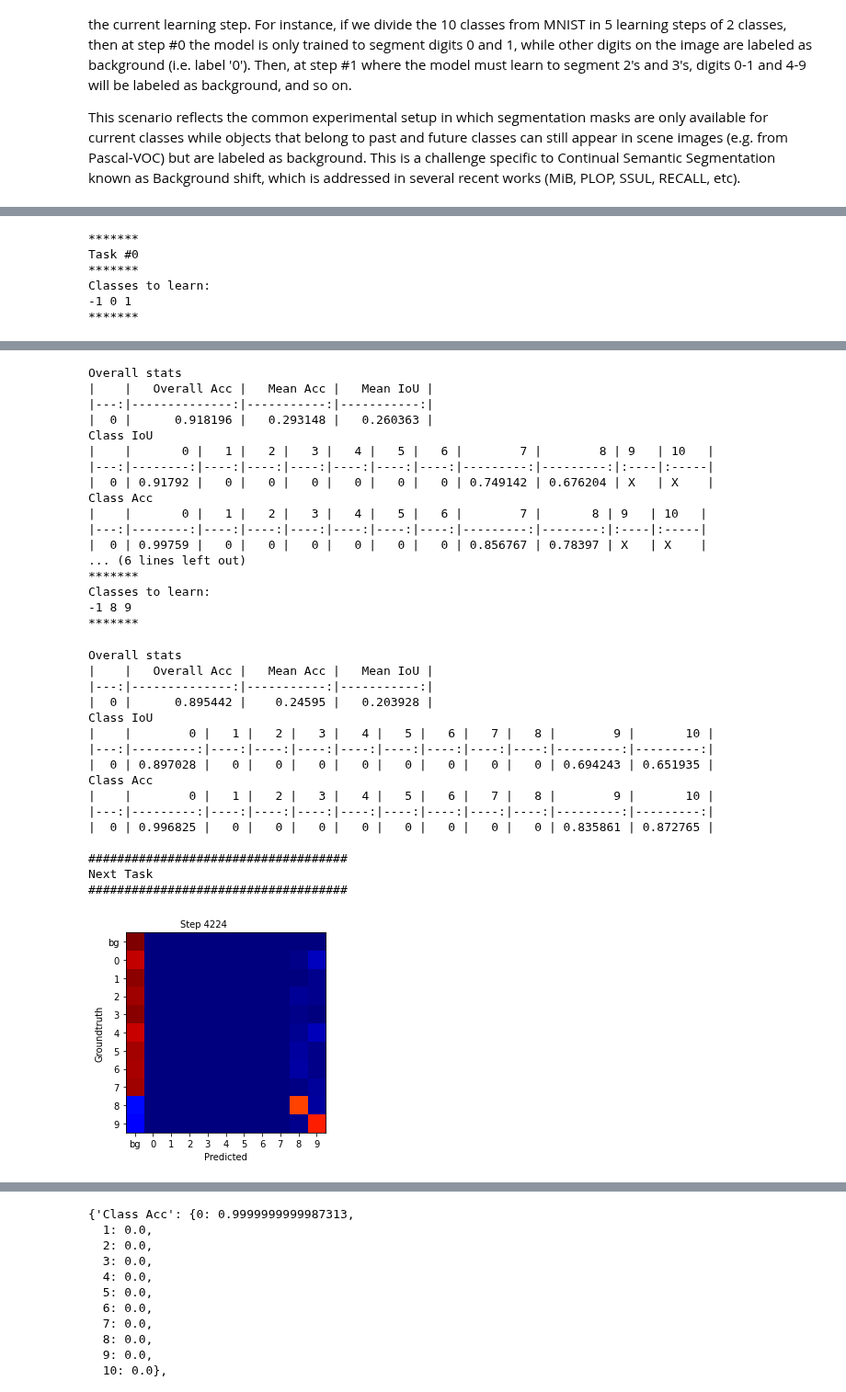
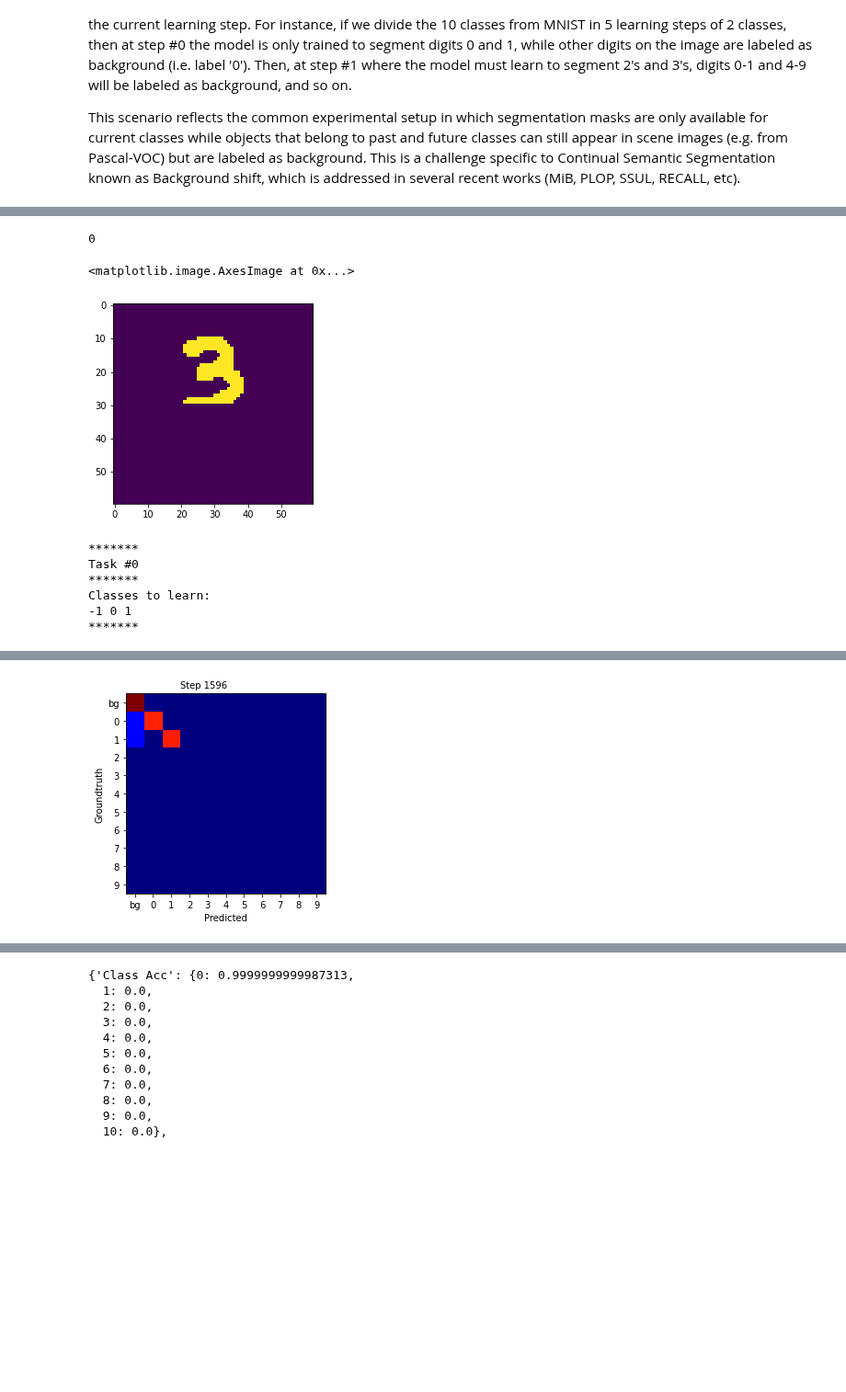
Before and after one commit to mapaf2/mnist-continual-seg, a Jupyter notebook: continual_segmentation_mnist.ipynb, the cells around one changed output, grey strips where cells are left out. Shown at 92% size. Cells and saved outputs as stored; diff of their text form; code cells hidden in the pictures; blank space fills up the shorter version.

Commit message:
memory

```diff
--- a/continual_segmentation_mnist.ipynb
+++ b/continual_segmentation_mnist.ipynb
@@ -296,2 +314,0 @@ import pandas as pd
-# %%
-res = {'Overall Acc': 0.9888220983722577, 'Mean Acc': 0.8783865177532016, 'FreqW Acc': 0.9784672064958087, 'Mean IoU': 0.8413215589621728, 'Class IoU': {0: 0.9884081752648628, 1: 0.802728141448621, 2: 0.7328283601730347, 3: 'X', 4: 'X', 5: 'X', 6: 'X', 7: 'X', 8: 'X', 9: 'X', 10: 'X'}, 'Class Acc': {0: 0.9964422259487328, 1: 0.867725296383458, 2: 0.7709920309274143, 3: 'X', 4: 'X', 5: 'X', 6: 'X', 7: 'X', 8: 'X', 9: 'X', 10: 'X'}}
@@ -318,17 +314,0 @@ list(res["Class IoU"].values())
-# %%
-from tabulate import tabulate
-
-print("Overall stats")
-df = pd.DataFrame([res["Overall Acc"], res["Mean Acc"], res["Mean IoU"]]).T
-df.columns = ["Overall Acc", "Mean Acc", "Mean IoU"]
-print(df.to_markdown())
-
-print("Class IoU")
-df = pd.DataFrame(res["Class IoU"].values()).T
-df.columns = np.arange(len(res["Class IoU"].values()))
-print(df.to_markdown())
-#print(tabulate(df))
-
-print("Class Acc")
-df = pd.DataFrame(res["Class Acc"].values()).T
-print(df.to_markdown())
@@ -398,19 +388,36 @@ model = simple_seg_model(n_classes_per_task=[len(_tasks[0])+1])
 model = model.cuda()
 optimizer = torch.optim.Adam(lr = 0.001, params=model.parameters())
 
-continual_mnist = ContinualMnist(n_train=5000, n_test=2500, batch_size=72, tasks=_tasks)
+continual_mnist = ContinualMnist(n_train=1000, n_test=500, batch_size=16, tasks=_tasks)
 
 evaluater = EvaluaterCallback(model, ["acc", "iou", "confusion_matrix"], callback_frequency="step", n_classes=11, save_matrices=True)
+
+mem = memory(images_shape=(1,60,60),
+             masks_shape=(60,60),
+             n_classes = 2,
+             batch_size=32,
+             memory_size=1000)
+
 trainer = Trainer(model,
                   n_classes=[3],
                   optim=optimizer,
                   callbacks=[evaluater])
+# %%
+mem.past_n_classes
+# %% [output]
+0
+# %%
+plt.imshow(mem.memory_masks[3][11])
+# %% [output]
+<matplotlib.image.AxesImage at 0x...>
+[figure, added]
 # %%
 meta_train(n_tasks = len(_tasks),
-           epochs = 25,
+           epochs = 50,
            scenario = continual_mnist,
            trainer=trainer,
-           evaluater=evaluater)
+           evaluater=evaluater,
+           memory=mem)
 # %% [output]
 *******
 Task #0
@@ -472,34 +445 @@ Classes to learn:
-Overall stats
-|    |   Overall Acc |   Mean Acc |   Mean IoU |
-|---:|--------------:|-----------:|-----------:|
-|  0 |      0.918196 |   0.293148 |   0.260363 |
-Class IoU
-|    |       0 |   1 |   2 |   3 |   4 |   5 |   6 |        7 |        8 | 9   | 10   |
-|---:|--------:|----:|----:|----:|----:|----:|----:|---------:|---------:|:----|:-----|
-|  0 | 0.91792 |   0 |   0 |   0 |   0 |   0 |   0 | 0.749142 | 0.676204 | X   | X    |
-Class Acc
-|    |       0 |   1 |   2 |   3 |   4 |   5 |   6 |        7 |       8 | 9   | 10   |
-|---:|--------:|----:|----:|----:|----:|----:|----:|---------:|--------:|:----|:-----|
-|  0 | 0.99759 |   0 |   0 |   0 |   0 |   0 |   0 | 0.856767 | 0.78397 | X   | X    |
-... (6 lines left out)
-*******
-Classes to learn:
--1 8 9
-*******
-Overall stats
-|    |   Overall Acc |   Mean Acc |   Mean IoU |
-|---:|--------------:|-----------:|-----------:|
-|  0 |      0.895442 |    0.24595 |   0.203928 |
-Class IoU
-|    |        0 |   1 |   2 |   3 |   4 |   5 |   6 |   7 |   8 |        9 |       10 |
-|---:|---------:|----:|----:|----:|----:|----:|----:|----:|----:|---------:|---------:|
-|  0 | 0.897028 |   0 |   0 |   0 |   0 |   0 |   0 |   0 |   0 | 0.694243 | 0.651935 |
-Class Acc
-|    |        0 |   1 |   2 |   3 |   4 |   5 |   6 |   7 |   8 |        9 |       10 |
-|---:|---------:|----:|----:|----:|----:|----:|----:|----:|----:|---------:|---------:|
-|  0 | 0.996825 |   0 |   0 |   0 |   0 |   0 |   0 |   0 |   0 | 0.835861 | 0.872765 |
-
-####################################
-Next Task
-####################################
-[figure, old version]
+[figure, new version]
```
Also changed, not shown: parts of 10 cells of this notebook, 3 other files.
